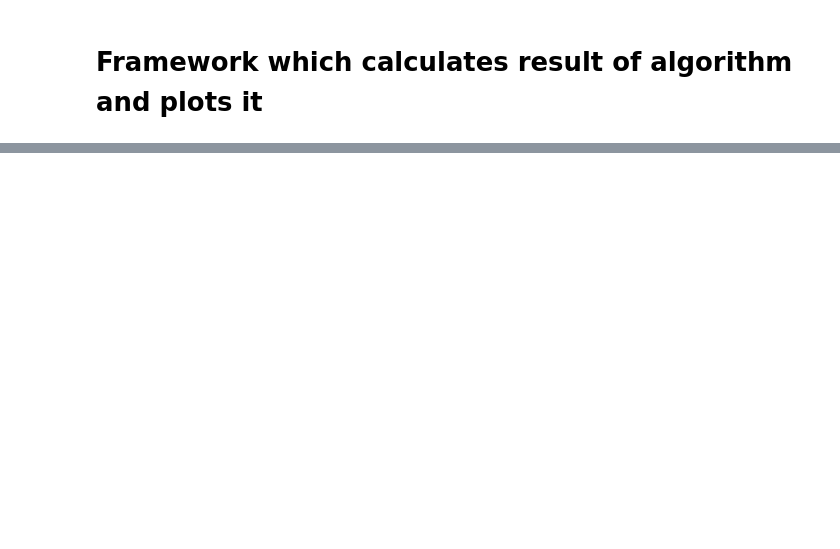
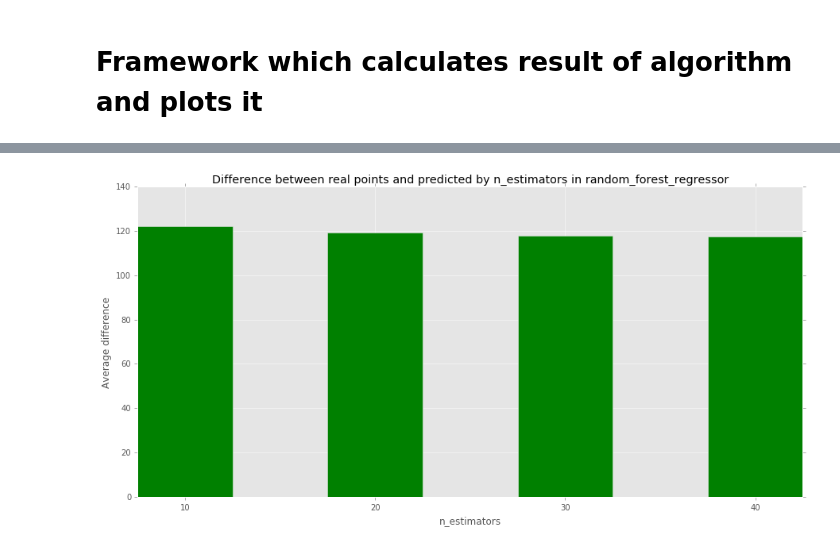
Before and after one commit to avgaydashenko/cuddly-robot, a Jupyter notebook: framework.ipynb, the cells around one changed output, grey strips where cells are left out. Drawn from its saved outputs; the diff is of its cells as text; code cells hidden in the pictures; blank space fills up the shorter version.

```diff
--- a/framework.ipynb
+++ b/framework.ipynb
@@ -85,0 +115,12 @@ train_data = train_data[:5]
+# %%
+from sklearn.ensemble import RandomForestRegressor
+
+def random_forest_regressor(n_estimators, train_data, train_results, test_data):
+    est = RandomForestRegressor(n_estimators=n_estimators)
+    est.fit(to_model(train_data), to_model(train_results))
+    return (est.predict(to_model(test_data))).T
+# %%
+framework(function=random_forest_regressor, test_results=test_results, parameter_name="n_estimators",
+          list_of_values=range(10, 50, 10), train_data=train_data, train_results=train_results,
+          test_data=test_data)
+# %% [output]
@@ -85,0 +131 @@ train_data = train_data[:5]
+[figure, added]
```
Also changed, not shown: parts of 4 cells of this notebook, 2 other files.
